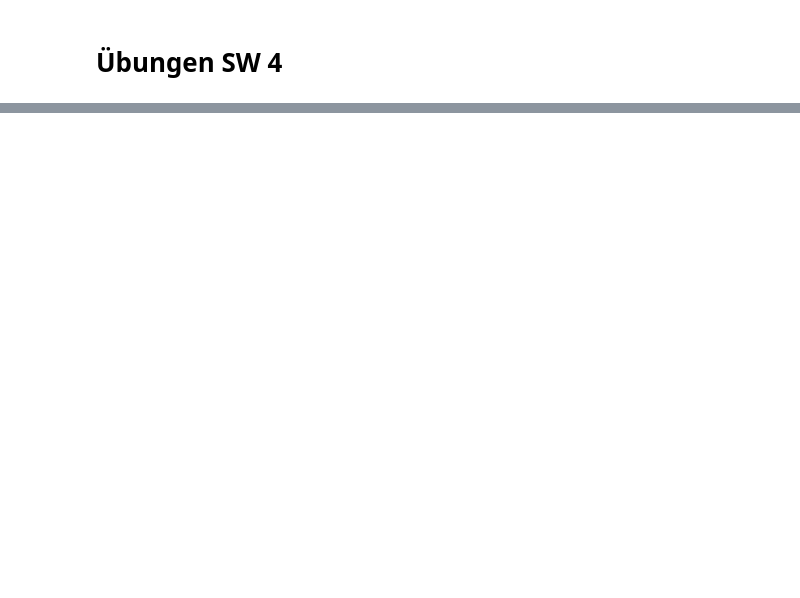
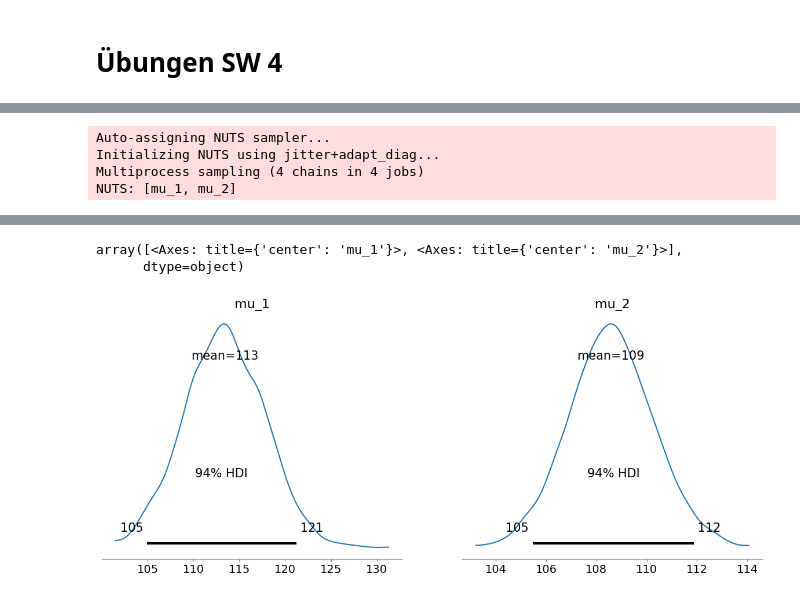
Before and after one commit to justinmeckmann1/stoc_hs24, a Jupyter notebook: Uebungen/04 - MCMC.ipynb, the cells around one changed output, grey strips where cells are left out. Cells and saved outputs as stored; diff of their text form; code cells hidden in the pictures; blank space fills up the shorter version.

```diff
--- a/Uebungen/04 - MCMC.ipynb
+++ b/Uebungen/04 - MCMC.ipynb
@@ -17,0 +14,4 @@ plt.show()
+# %%
+# 4.1 b)
+lower   = 0  # Untere Grenze
+upper   = 80  # Obere Grenze
@@ -17,0 +72,18 @@ plt.show()
+# %%
+import pymc as pm
+import arviz as az
+import numpy as np
+
+data = data_a - data_b
+sigma = 6.2
+
+with pm.Model() as model:
+    delta = pm.Uniform('delta', lower=-20, upper=20)
+    y = pm.Normal('y', mu=delta, sigma=sigma, observed=data)
+    trace = pm.sample(1000)
+az.plot_posterior(trace, point_estimate='mean', hdi_prob=0.94)
+# %%
+# Aufgabe 4.4 b)
+import numpy as np
+data_m = np.array([120, 107, 110, 116, 114, 111, 113, 117, 114, 112])
+data_f = np.array([110, 111, 107, 108, 110, 105, 107, 106, 111, 111])
@@ -17,0 +102,23 @@ plt.show()
+# %%
+# Aufgabe 4.4 c)
+np.array([data_m, data_f]).min() # --> min 105, max 120
+
+lower = 90
+upper = 130
+
+sigma_m = 13.82 # Standardabweichung der männlichen Gruppe
+sigma_f = 5.16 # Standardabweichung der weiblichen Gruppe
+
+with pm.Model() as model_mul:
+    mu_1 = pm.Uniform('mu_1', lower=100, upper=250)
+    mu_2 = pm.Uniform('mu_2', lower=100, upper=250)
+    y_f  = pm.Normal('y_f', mu=mu_1, sigma=sigma_m, observed=data_m)
+    y_m  = pm.Normal('y_m', mu=mu_2, sigma=sigma_f, observed=data_f)
+    trace= pm.sample(1000)
+
+az.plot_posterior(trace)
+# %% [output]
+Auto-assigning NUTS sampler...
+Initializing NUTS using jitter+adapt_diag...
+Multiprocess sampling (4 chains in 4 jobs)
+NUTS: [mu_1, mu_2]
@@ -17,0 +128,3 @@ plt.show()
+array([<Axes: title={'center': 'mu_1'}>, <Axes: title={'center': 'mu_2'}>],
+      dtype=object)
+[figure, added]
```
Also changed, not shown: parts of 14 cells of this notebook, 15 other files.
